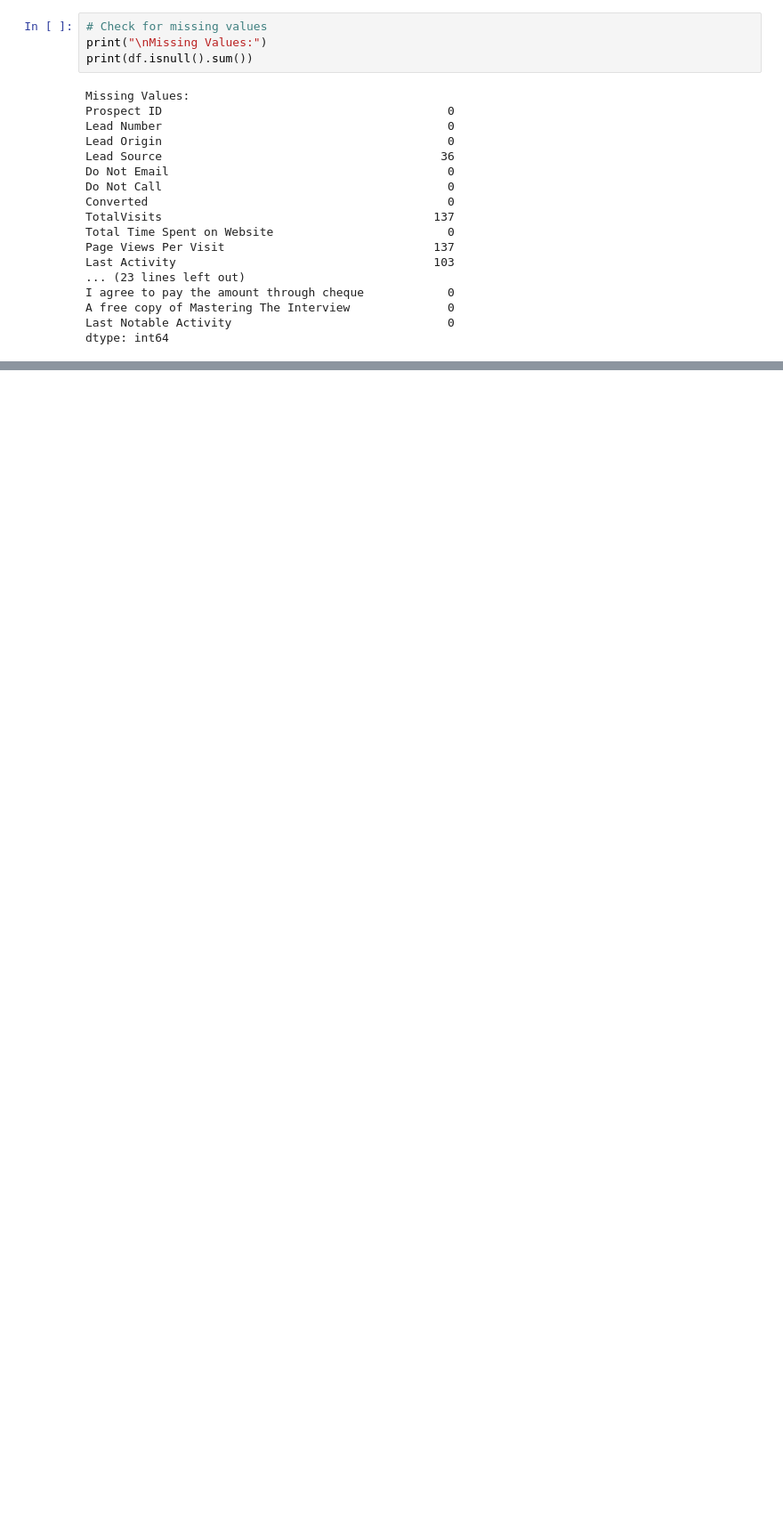
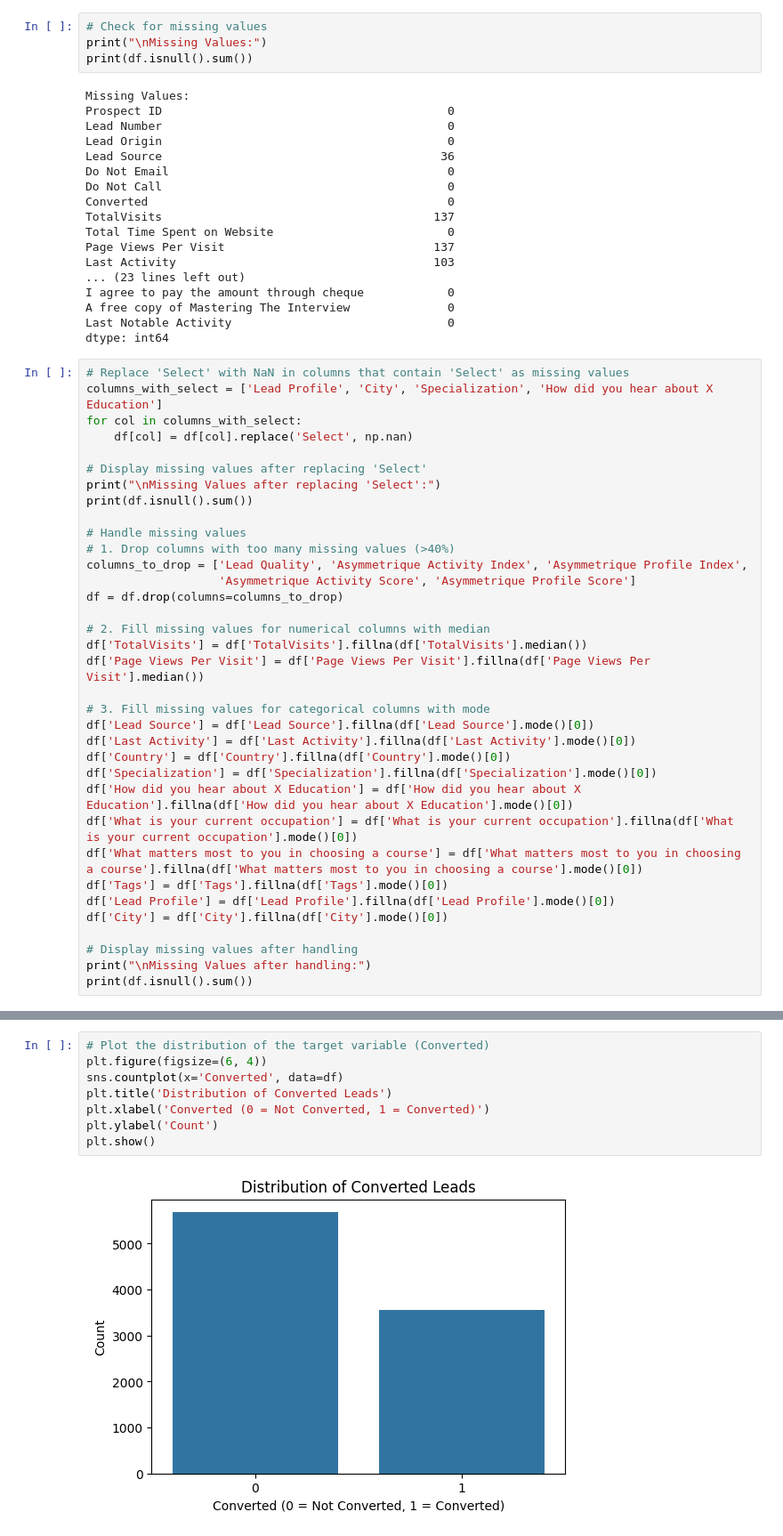
Before and after one commit to Shahbazi-Amir/smartlead_lead_scoring, a Jupyter notebook: smartlead_lead_scoring.ipynb, the cells around one changed output, grey strips where cells are left out. Shown at 89% size. Cells and saved outputs as stored; diff of their text form; blank space fills up the shorter version.

```diff
--- a/smartlead_lead_scoring.ipynb
+++ b/smartlead_lead_scoring.ipynb
@@ -142,3 +142,38 @@ I agree to pay the amount through cheque            0
 A free copy of Mastering The Interview              0
 Last Notable Activity                               0
 dtype: int64
+# %%
+# Replace 'Select' with NaN in columns that contain 'Select' as missing values
+columns_with_select = ['Lead Profile', 'City', 'Specialization', 'How did you hear about X Education']
+for col in columns_with_select:
+    df[col] = df[col].replace('Select', np.nan)
+
+# Display missing values after replacing 'Select'
+print("\nMissing Values after replacing 'Select':")
+print(df.isnull().sum())
+
+# Handle missing values
+# 1. Drop columns with too many missing values (>40%)
+columns_to_drop = ['Lead Quality', 'Asymmetrique Activity Index', 'Asymmetrique Profile Index',
+                   'Asymmetrique Activity Score', 'Asymmetrique Profile Score']
+df = df.drop(columns=columns_to_drop)
+
+# 2. Fill missing values for numerical columns with median
+df['TotalVisits'] = df['TotalVisits'].fillna(df['TotalVisits'].median())
+df['Page Views Per Visit'] = df['Page Views Per Visit'].fillna(df['Page Views Per Visit'].median())
+
+# 3. Fill missing values for categorical columns with mode
+df['Lead Source'] = df['Lead Source'].fillna(df['Lead Source'].mode()[0])
+df['Last Activity'] = df['Last Activity'].fillna(df['Last Activity'].mode()[0])
+df['Country'] = df['Country'].fillna(df['Country'].mode()[0])
+df['Specialization'] = df['Specialization'].fillna(df['Specialization'].mode()[0])
+df['How did you hear about X Education'] = df['How did you hear about X Education'].fillna(df['How did you hear about X Education'].mode()[0])
+df['What is your current occupation'] = df['What is your current occupation'].fillna(df['What is your current occupation'].mode()[0])
+df['What matters most to you in choosing a course'] = df['What matters most to you in choosing a course'].fillna(df['What matters most to you in choosing a course'].mode()[0])
+df['Tags'] = df['Tags'].fillna(df['Tags'].mode()[0])
+df['Lead Profile'] = df['Lead Profile'].fillna(df['Lead Profile'].mode()[0])
+df['City'] = df['City'].fillna(df['City'].mode()[0])
+
+# Display missing values after handling
+print("\nMissing Values after handling:")
+print(df.isnull().sum())
@@ -144,0 +188,10 @@ dtype: int64
+# %%
+# Plot the distribution of the target variable (Converted)
+plt.figure(figsize=(6, 4))
+sns.countplot(x='Converted', data=df)
+plt.title('Distribution of Converted Leads')
+plt.xlabel('Converted (0 = Not Converted, 1 = Converted)')
+plt.ylabel('Count')
+plt.show()
+# %% [output]
+[figure, added]
```
Also changed, not shown: parts of 6 cells of this notebook.
